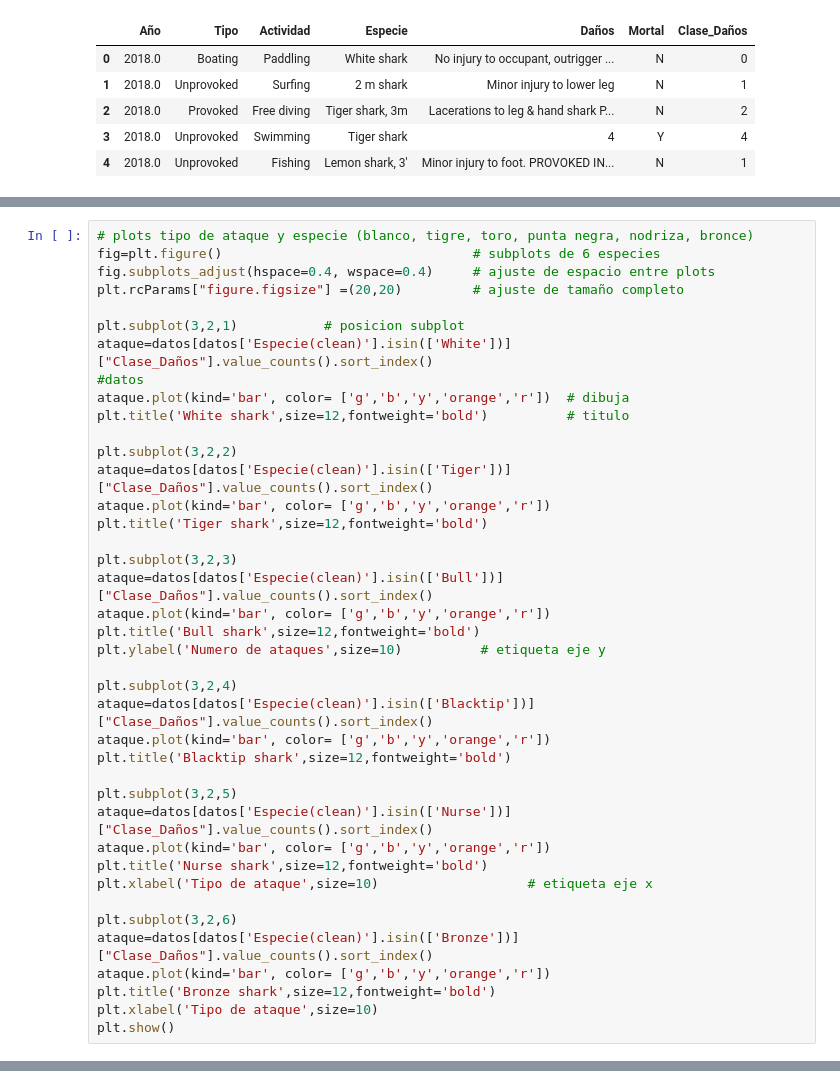
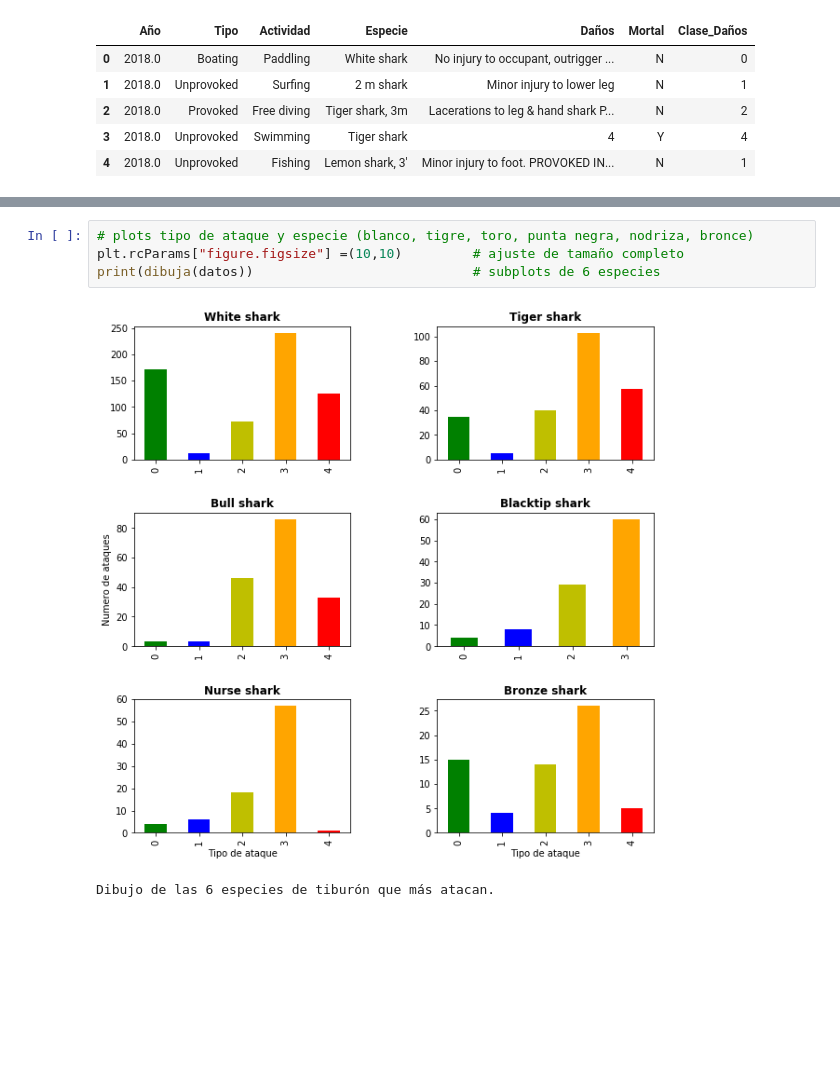
Before and after one commit to ironhack-datalabs/datamad0419, a Jupyter notebook: module-1/pandas-project/your-code/data-wrangling.ipynb, the cells around one changed output, grey strips where cells are left out. Cells and saved outputs as stored; diff of their text form; blank space fills up the shorter version.

```diff
--- a/module-1/pandas-project/your-code/data-wrangling.ipynb
+++ b/module-1/pandas-project/your-code/data-wrangling.ipynb
@@ -97,40 +96,0 @@ plt.show()
-# %%
-# plots tipo de ataque y especie (blanco, tigre, toro, punta negra, nodriza, bronce)
-fig=plt.figure()                                # subplots de 6 especies
-fig.subplots_adjust(hspace=0.4, wspace=0.4)     # ajuste de espacio entre plots
-plt.rcParams["figure.figsize"] =(20,20)         # ajuste de tamaño completo
-
-plt.subplot(3,2,1)           # posicion subplot
-ataque=datos[datos['Especie(clean)'].isin(['White'])]["Clase_Daños"].value_counts().sort_index()
-#datos
-ataque.plot(kind='bar', color= ['g','b','y','orange','r'])  # dibuja
-plt.title('White shark',size=12,fontweight='bold')          # titulo
-
-plt.subplot(3,2,2)
-ataque=datos[datos['Especie(clean)'].isin(['Tiger'])]["Clase_Daños"].value_counts().sort_index()
-ataque.plot(kind='bar', color= ['g','b','y','orange','r'])
-plt.title('Tiger shark',size=12,fontweight='bold')
-
-plt.subplot(3,2,3)
-ataque=datos[datos['Especie(clean)'].isin(['Bull'])]["Clase_Daños"].value_counts().sort_index()
-ataque.plot(kind='bar', color= ['g','b','y','orange','r'])
-plt.title('Bull shark',size=12,fontweight='bold')
-plt.ylabel('Numero de ataques',size=10)          # etiqueta eje y
-
-plt.subplot(3,2,4)
-ataque=datos[datos['Especie(clean)'].isin(['Blacktip'])]["Clase_Daños"].value_counts().sort_index()
-ataque.plot(kind='bar', color= ['g','b','y','orange','r'])
-plt.title('Blacktip shark',size=12,fontweight='bold')
-
-plt.subplot(3,2,5)
-ataque=datos[datos['Especie(clean)'].isin(['Nurse'])]["Clase_Daños"].value_counts().sort_index()
-ataque.plot(kind='bar', color= ['g','b','y','orange','r'])
-plt.title('Nurse shark',size=12,fontweight='bold')
-plt.xlabel('Tipo de ataque',size=10)                   # etiqueta eje x
-
-plt.subplot(3,2,6)
-ataque=datos[datos['Especie(clean)'].isin(['Bronze'])]["Clase_Daños"].value_counts().sort_index()
-ataque.plot(kind='bar', color= ['g','b','y','orange','r'])
-plt.title('Bronze shark',size=12,fontweight='bold')
-plt.xlabel('Tipo de ataque',size=10)
-plt.show()
@@ -138,0 +97,7 @@ plt.show()
+# %%
+# plots tipo de ataque y especie (blanco, tigre, toro, punta negra, nodriza, bronce)
+plt.rcParams["figure.figsize"] =(10,10)         # ajuste de tamaño completo
+print(dibuja(datos))                            # subplots de 6 especies
+# %% [output]
+[figure, added]
+Dibujo de las 6 especies de tiburón que más atacan.
```
Also changed, not shown: parts of 3 cells of this notebook, 2 other files.
